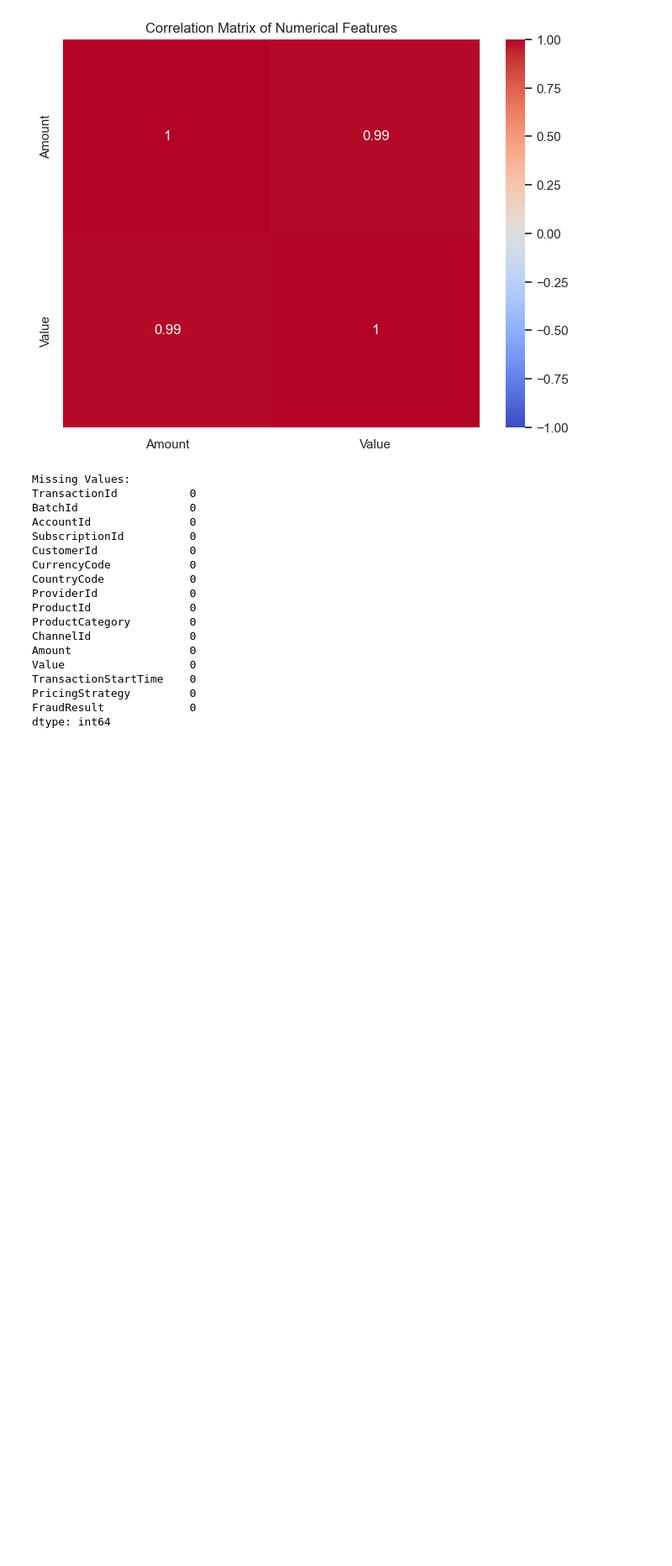
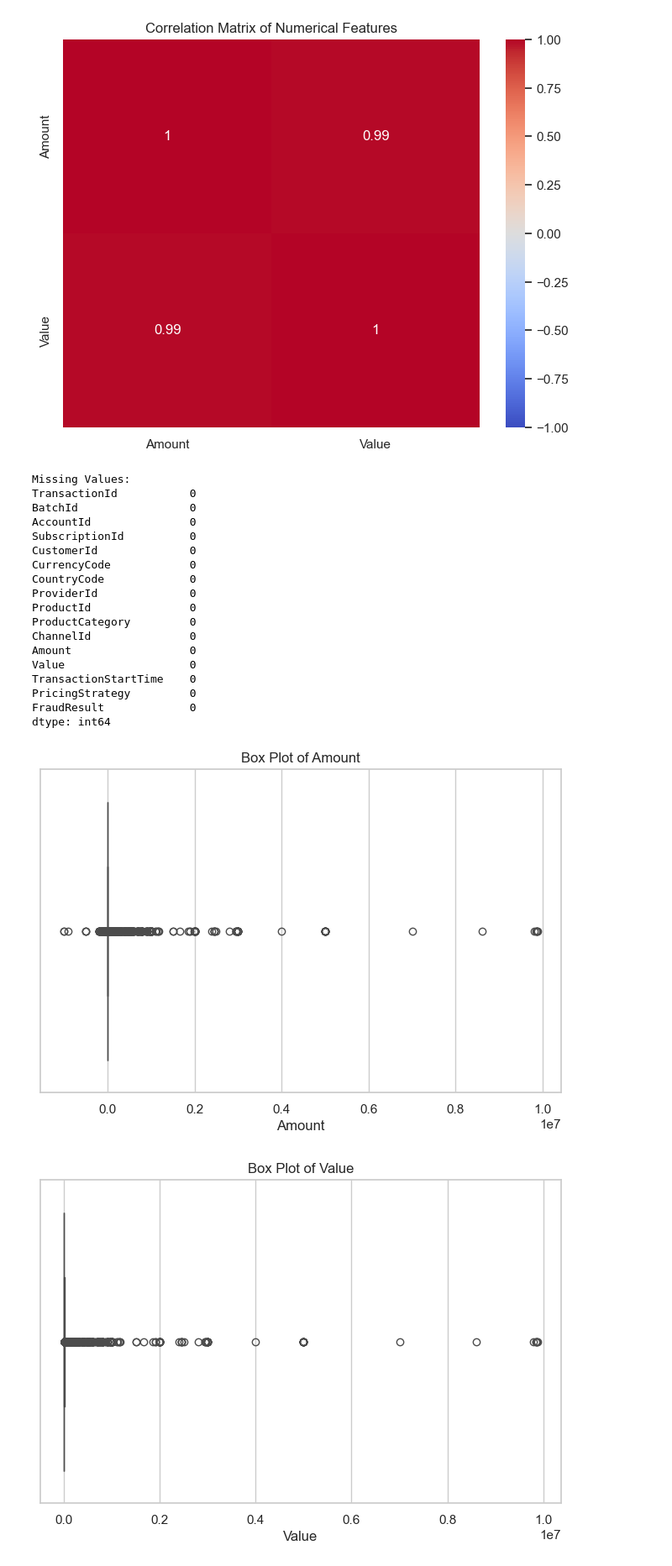
Before and after one commit to Bisrath1/Credit-risk-model, a Jupyter notebook: notebooks/1.0-eda.ipynb, the cells around one changed output. Shown: that part at 84% size. Drawn from its saved outputs; the diff is of its cells as text; code cells hidden in the pictures; blank space fills up the shorter version.

Commit message:
Add box plots for outlier detection in numerical features in 1.0-eda.ipynb

```diff
--- a/notebooks/1.0-eda.ipynb
+++ b/notebooks/1.0-eda.ipynb
@@ -133,3 +133,13 @@ TransactionStartTime    0
 PricingStrategy         0
 FraudResult             0
 dtype: int64
+# %%
+# Plot box plots for numerical features
+for col in numerical_cols:
+    plt.figure(figsize=(8, 5))
+    sns.boxplot(data=df, x=col)
+    plt.title(f'Box Plot of {col}')
+    plt.show()
+# %% [output]
+[figure, added]
+[figure, added]
```
